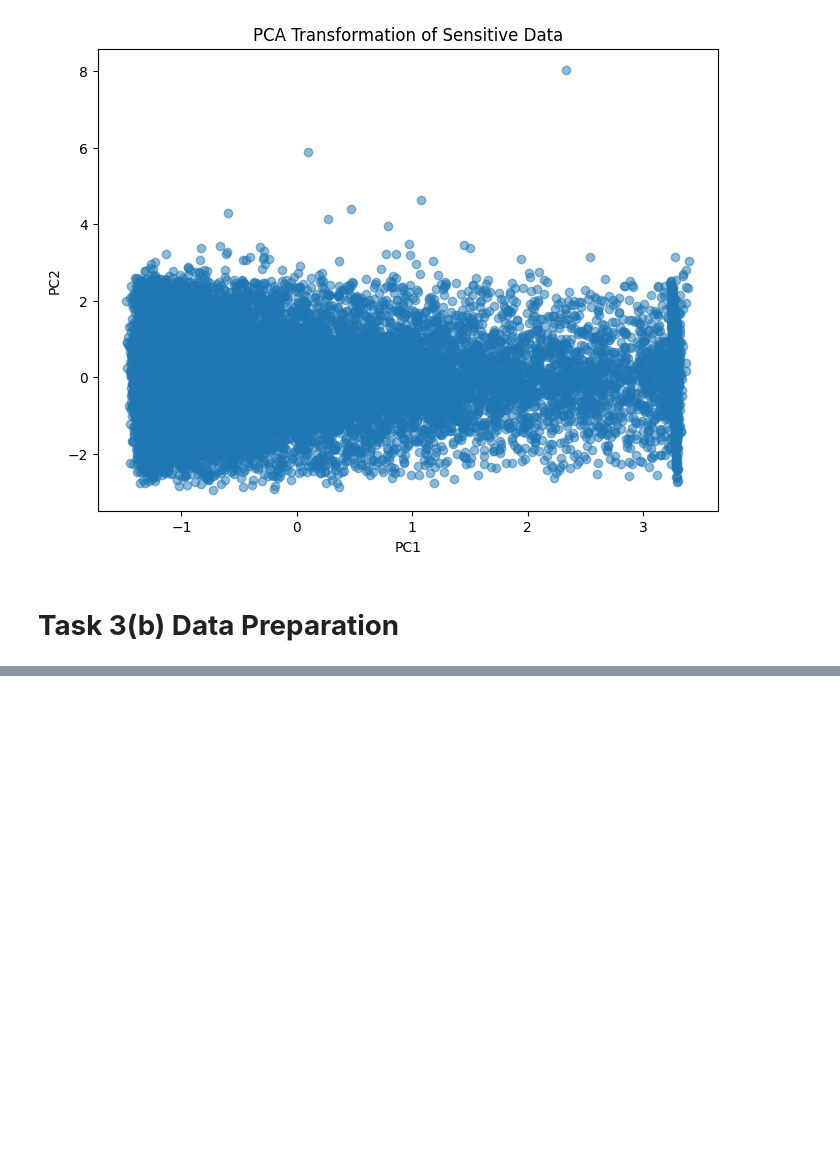
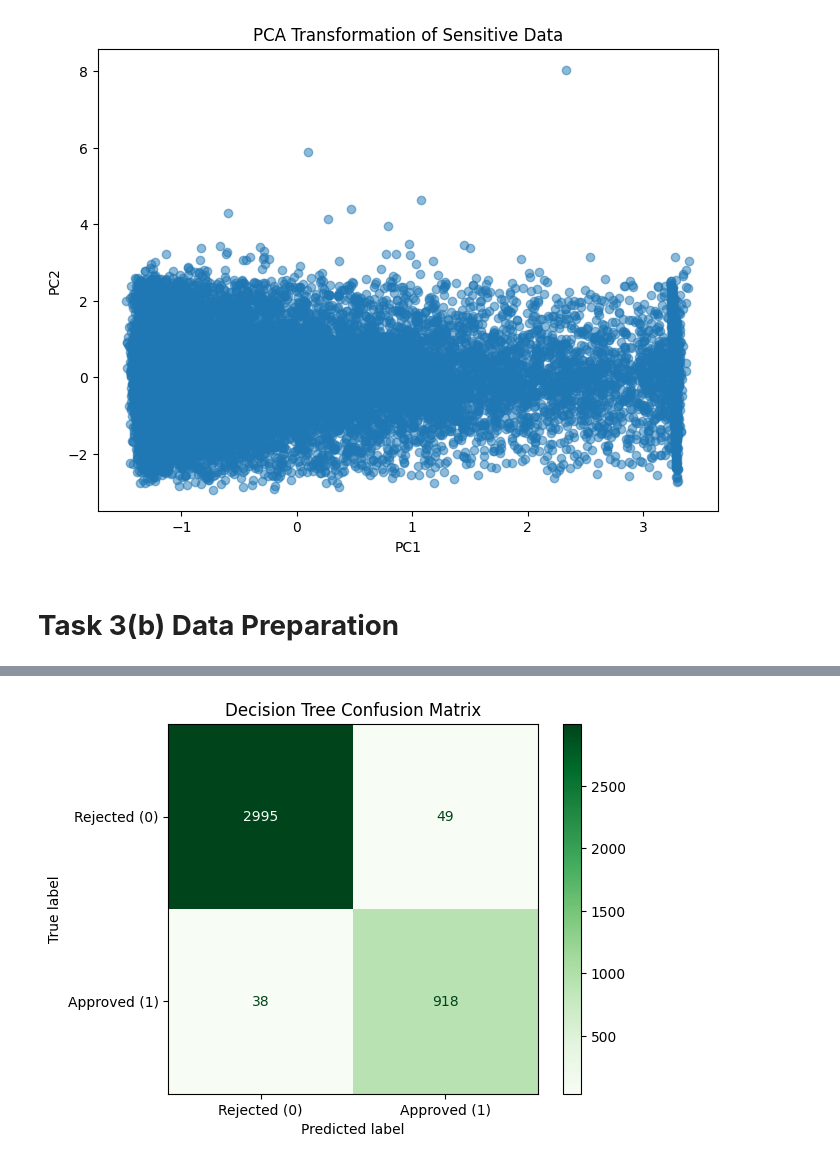
Before and after one commit to YK-Thisura/Loan-Approval-Project-CMP-7005, a Jupyter notebook: Loan_Approval_Project.ipynb, the cells around one changed output, grey strips where cells are left out. Cells and saved outputs as stored; diff of their text form; code cells hidden in the pictures; blank space fills up the shorter version.

```diff
--- a/Loan_Approval_Project.ipynb
+++ b/Loan_Approval_Project.ipynb
@@ -1155,0 +1298,29 @@ Cluster
+# %%
+# ==================================================
+# Confusion Matrix
+# ==================================================
+
+cm = confusion_matrix(
+    y_test,
+    y_pred_dt
+)
+
+disp = ConfusionMatrixDisplay(
+    confusion_matrix=cm,
+    display_labels=[
+        'Rejected (0)',
+        'Approved (1)'
+    ]
+)
+
+disp.plot(
+    cmap='Greens'
+)
+
+plt.title(
+    'Decision Tree Confusion Matrix'
+)
+
+plt.show()
+# %% [output]
+[figure, added]
```
Also changed, not shown: parts of 21 cells of this notebook.
